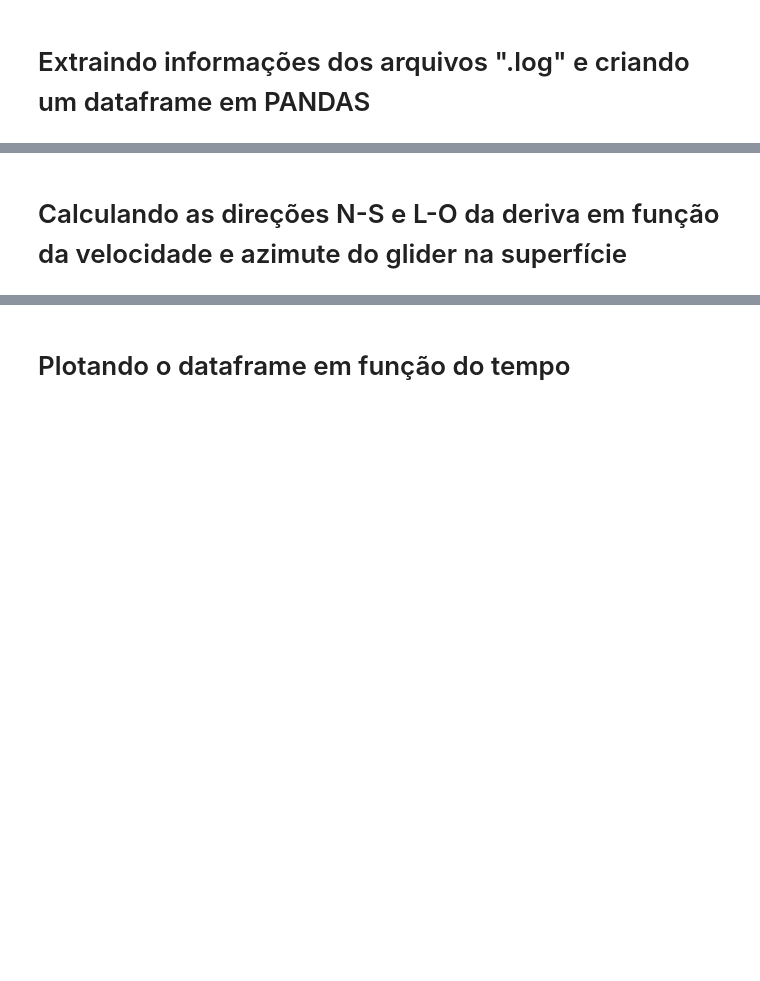
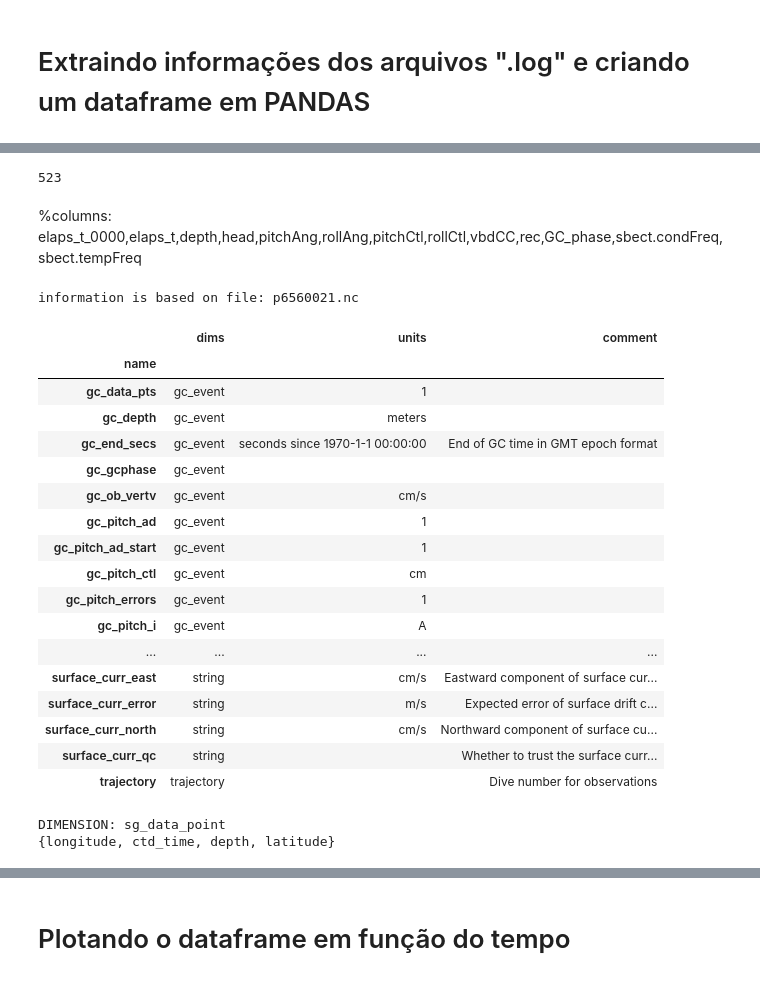
Before and after one commit to dIOGOLOC/marefone, a Jupyter notebook: Tutorial_Glider_NC_ASC_data.ipynb, the cells around one changed output, grey strips where cells are left out. Drawn from its saved outputs; the diff is of its cells as text; code cells hidden in the pictures; blank space fills up the shorter version.

```diff
--- a/Tutorial_Glider_LOG_data.ipynb
+++ b/Tutorial_Glider_NC_ASC_data.ipynb
@@ -81,2 +82,2 @@ os.chdir('/home/diogoloc/dados_posdoc/gliders_project/gliders_data/LOG_data/')
 # %%
-filenames = glob.glob('*/*.log')
+filenames = sorted(glob.glob('*.nc'))
@@ -276,2 +83,0 @@ fig.savefig(FOLDER_OUTPUT+'/FIGURAS/'+'COMPLETENESS_'+datatime_initial.strftime(
-# %% [markdown]
-# Calculando as direções N-S e L-O da deriva em função da velocidade e azimute do glider na superfície
@@ -283,0 +84,38 @@ df_glider_log['V_s'] = np.sin(df_glider_log.surface_drift_direction_deg_s) * df_
+# %%
+print(len(filenames))
+# %% [output]
+523
+# %% [markdown]
+%columns: elaps_t_0000,elaps_t,depth,head,pitchAng,rollAng,pitchCtl,rollCtl,vbdCC,rec,GC_phase,sbect.condFreq,sbect.tempFreq
+# %%
+gt.load.seaglider_show_variables(filenames[20])
+# %% [output]
+information is based on file: p6560021.nc
+|  | dims | units | comment |
+| name |  |  |  |
+| gc_data_pts | gc_event | 1 |  |
+| gc_depth | gc_event | meters |  |
+| gc_end_secs | gc_event | seconds since 1970-1-1 00:00:00 | End of GC time in GMT epoch format |
+| gc_gcphase | gc_event |  |  |
+| gc_ob_vertv | gc_event | cm/s |  |
+| gc_pitch_ad | gc_event | 1 |  |
+| gc_pitch_ad_start | gc_event | 1 |  |
+| gc_pitch_ctl | gc_event | cm |  |
+| gc_pitch_errors | gc_event | 1 |  |
+| gc_pitch_i | gc_event | A |  |
+| ... | ... | ... | ... |
+| surface_curr_east | string | cm/s | Eastward component of surface cur... |
+| surface_curr_error | string | m/s | Expected error of surface drift c... |
+| surface_curr_north | string | cm/s | Northward component of surface cu... |
+| surface_curr_qc | string |  | Whether to trust the surface curr... |
+| trajectory | trajectory |  | Dive number for observations |
+# %%
+names = [
+    'latitude',
+    'longitude',
+    'depth'
+]
+ds_dict = gt.load.seaglider_basestation_netCDFs(filenames[20], names,verbose=True)
+# %% [output]
+DIMENSION: sg_data_point
+{longitude, ctd_time, depth, latitude}
```
Also changed, not shown: parts of 19 cells of this notebook, 1 other file.
